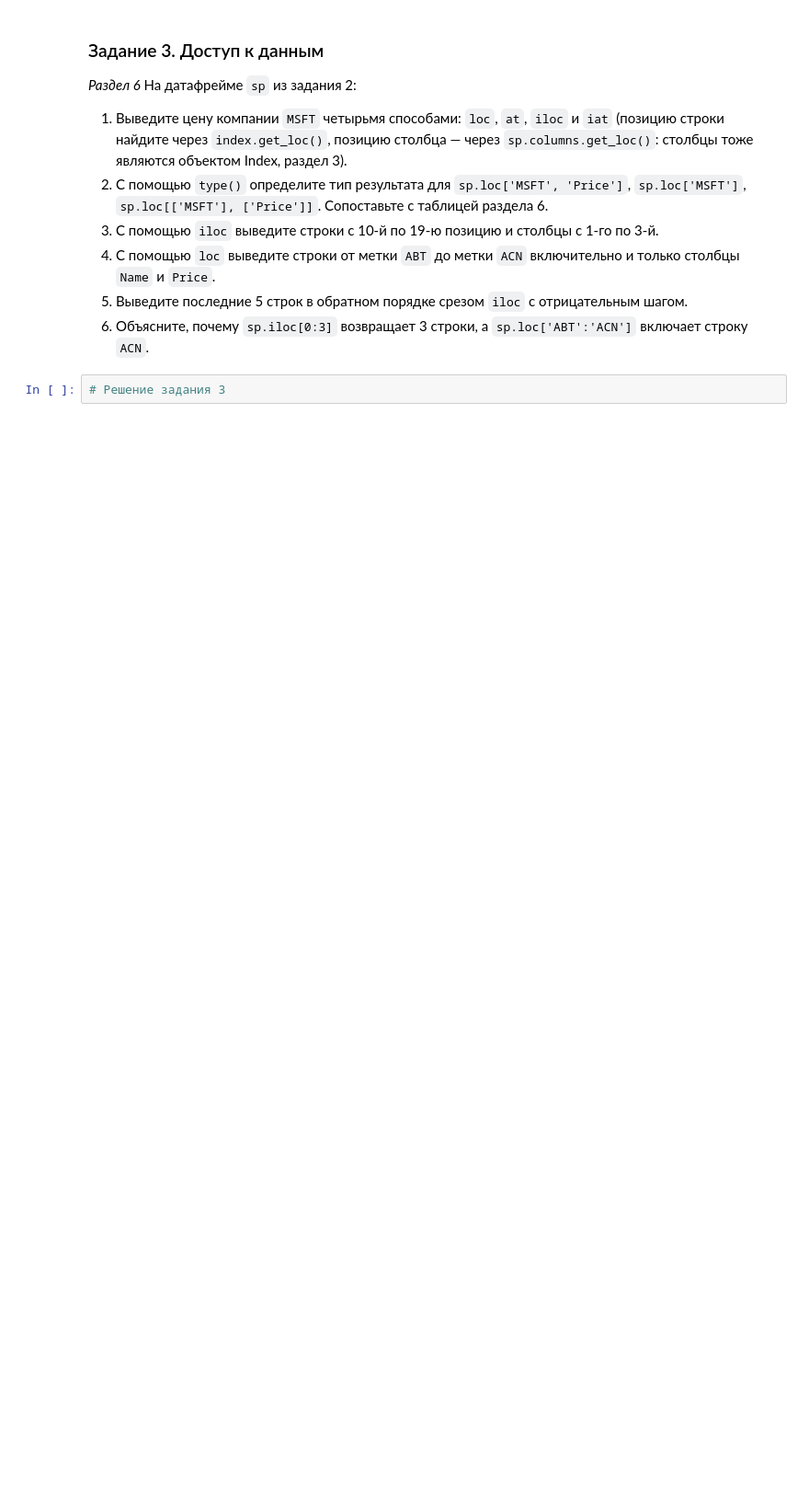
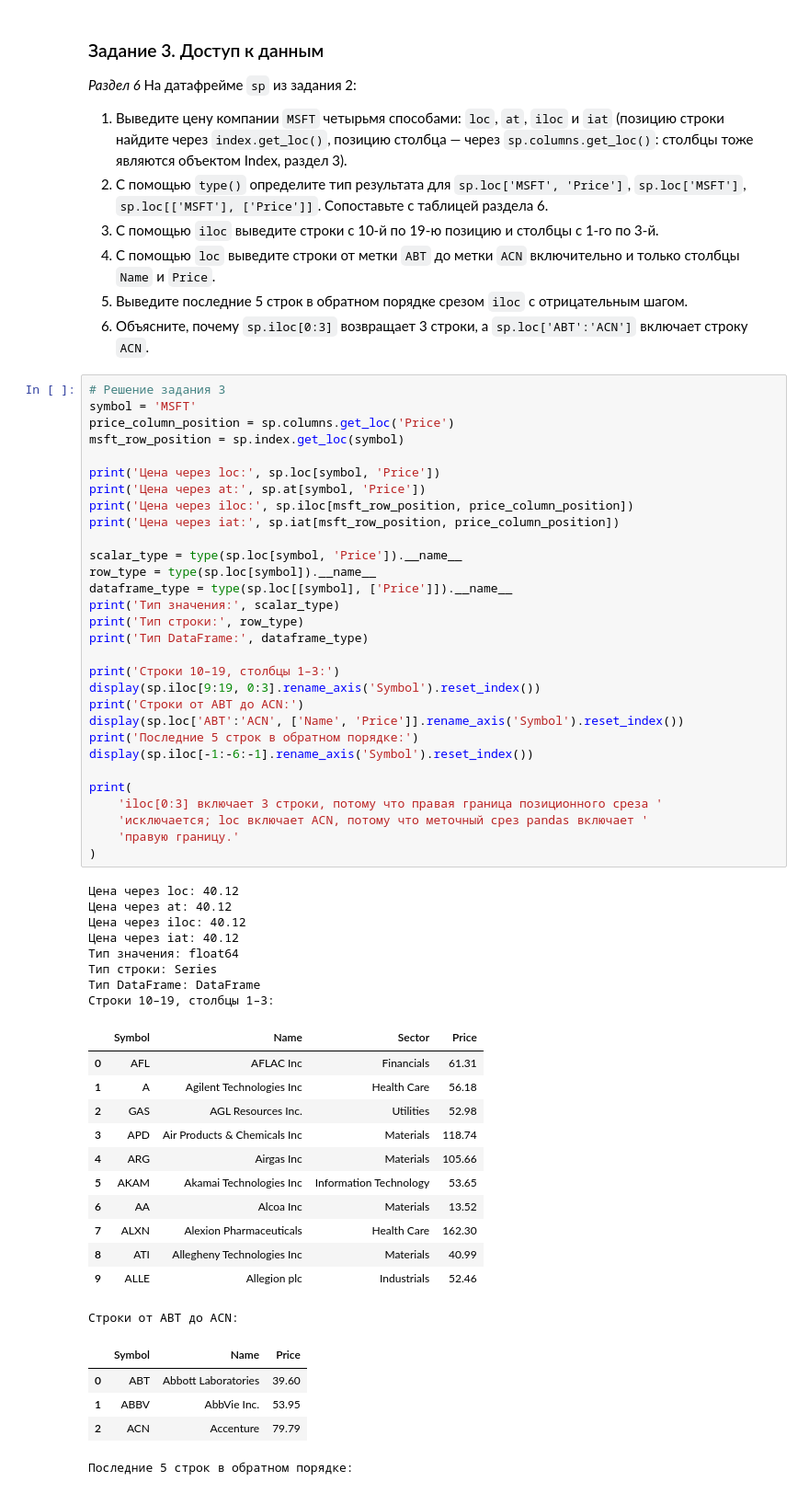
Before and after one commit to erop228/Python_vus, a Jupyter notebook: ЛР4/ЛР4 Data-Structures_and_Indexing.ipynb, the cells around one changed output. Shown at 92% size. Drawn from its saved outputs; the diff is of its cells as text; blank space fills up the shorter version.

```diff
--- a/ЛР4/ЛР4 Data-Structures_and_Indexing.ipynb
+++ b/ЛР4/ЛР4 Data-Structures_and_Indexing.ipynb
@@ -1782,3 +1969,57 @@ True
 6. Объясните, почему `sp.iloc[0:3]` возвращает 3 строки, а `sp.loc['ABT':'ACN']` включает строку `ACN`.
 # %%
 # Решение задания 3
+symbol = 'MSFT'
+price_column_position = sp.columns.get_loc('Price')
+msft_row_position = sp.index.get_loc(symbol)
+
+print('Цена через loc:', sp.loc[symbol, 'Price'])
+print('Цена через at:', sp.at[symbol, 'Price'])
+print('Цена через iloc:', sp.iloc[msft_row_position, price_column_position])
+print('Цена через iat:', sp.iat[msft_row_position, price_column_position])
+
+scalar_type = type(sp.loc[symbol, 'Price']).__name__
+row_type = type(sp.loc[symbol]).__name__
+dataframe_type = type(sp.loc[[symbol], ['Price']]).__name__
+print('Тип значения:', scalar_type)
+print('Тип строки:', row_type)
+print('Тип DataFrame:', dataframe_type)
+
+print('Строки 10–19, столбцы 1–3:')
+display(sp.iloc[9:19, 0:3].rename_axis('Symbol').reset_index())
+print('Строки от ABT до ACN:')
+display(sp.loc['ABT':'ACN', ['Name', 'Price']].rename_axis('Symbol').reset_index())
+print('Последние 5 строк в обратном порядке:')
+display(sp.iloc[-1:-6:-1].rename_axis('Symbol').reset_index())
+
+print(
+    'iloc[0:3] включает 3 строки, потому что правая граница позиционного среза '
+    'исключается; loc включает ACN, потому что меточный срез pandas включает '
+    'правую границу.'
+)
+# %% [output]
+Цена через loc: 40.12
+Цена через at: 40.12
+Цена через iloc: 40.12
+Цена через iat: 40.12
+Тип значения: float64
+Тип строки: Series
+Тип DataFrame: DataFrame
+Строки 10–19, столбцы 1–3:
+|  | Symbol | Name | Sector | Price |
+| 0 | AFL | AFLAC Inc | Financials | 61.31 |
+| 1 | A | Agilent Technologies Inc | Health Care | 56.18 |
+| 2 | GAS | AGL Resources Inc. | Utilities | 52.98 |
+| 3 | APD | Air Products & Chemicals Inc | Materials | 118.74 |
+| 4 | ARG | Airgas Inc | Materials | 105.66 |
+| 5 | AKAM | Akamai Technologies Inc | Information Technology | 53.65 |
+| 6 | AA | Alcoa Inc | Materials | 13.52 |
+| 7 | ALXN | Alexion Pharmaceuticals | Health Care | 162.30 |
+| 8 | ATI | Allegheny Technologies Inc | Materials | 40.99 |
+| 9 | ALLE | Allegion plc | Industrials | 52.46 |
+Строки от ABT до ACN:
+|  | Symbol | Name | Price |
+| 0 | ABT | Abbott Laboratories | 39.60 |
+| 1 | ABBV | AbbVie Inc. | 53.95 |
+| 2 | ACN | Accenture | 79.79 |
+Последние 5 строк в обратном порядке:
```
Also changed, not shown: parts of 13 cells of this notebook.
